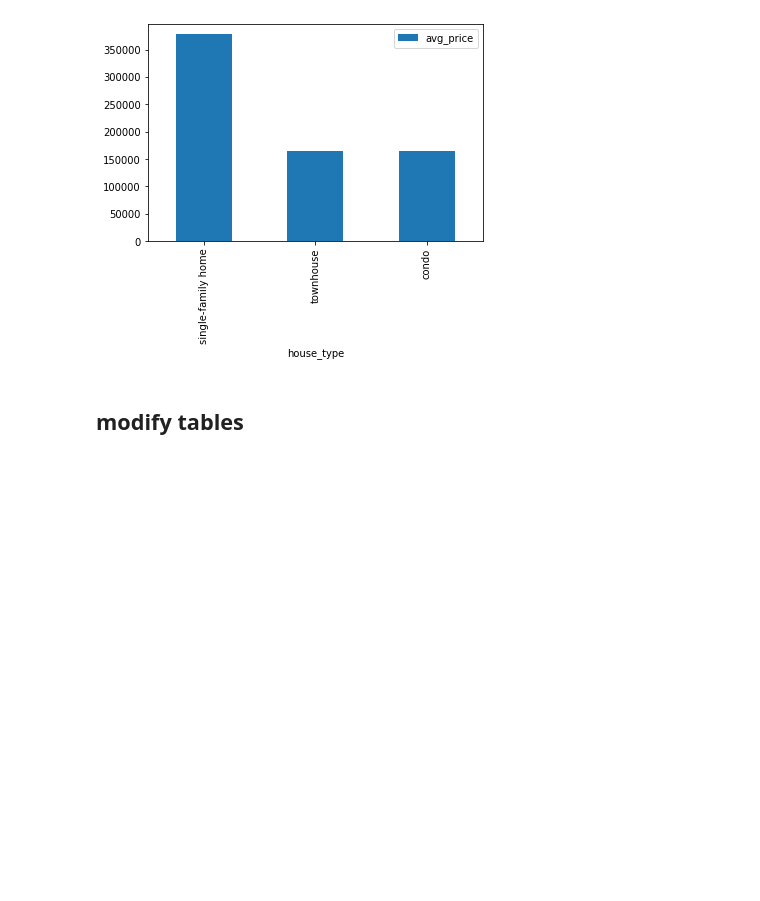
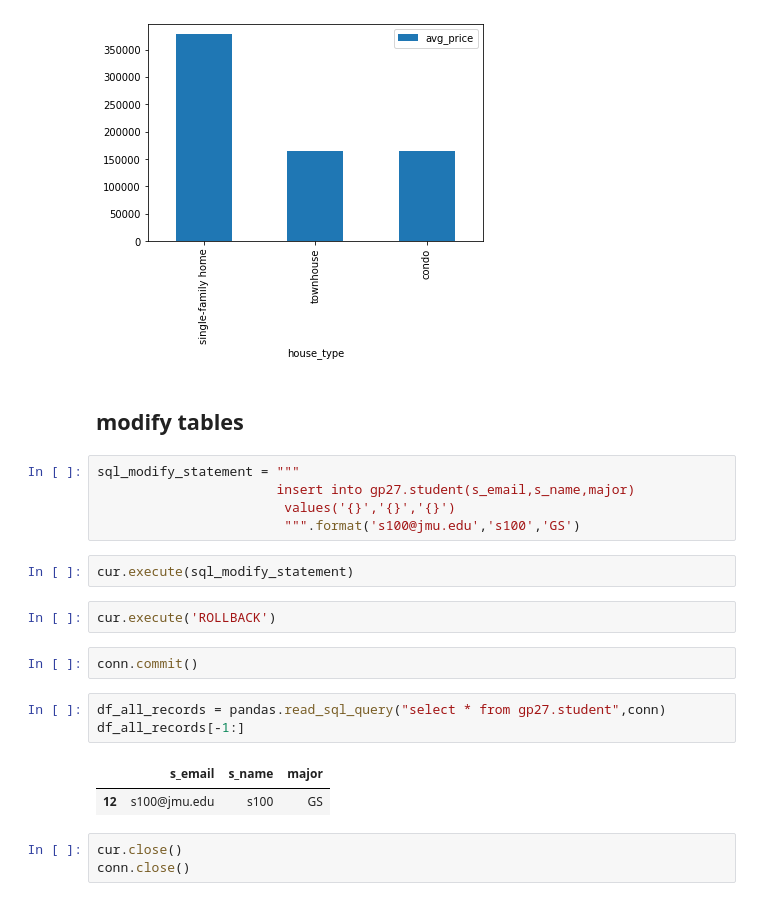
Before and after one commit to Amandabrotemarkle/IA340, a Jupyter notebook: lec4.ipynb, the cells around one changed output. Cells and saved outputs as stored; diff of their text form; blank space fills up the shorter version.

```diff
--- a/lec4.ipynb
+++ b/lec4.ipynb
@@ -166,3 +166,23 @@ df.plot.bar(y='avg_price', x='house_type')
 [figure]
 # %% [markdown]
 ## modify tables
+# %%
+sql_modify_statement = """
+                       insert into gp27.student(s_email,s_name,major)
+                        values('{}','{}','{}')
+                        """.format('s100@jmu.edu','s100','GS')
+# %%
+cur.execute(sql_modify_statement)
+# %%
+cur.execute('ROLLBACK')
+# %%
+conn.commit()
+# %%
+df_all_records = pandas.read_sql_query("select * from gp27.student",conn)
+df_all_records[-1:]
+# %% [output]
+|  | s_email | s_name | major |
+| 12 | s100@jmu.edu | s100 | GS |
+# %%
+cur.close()
+conn.close()
```
Also changed, not shown: 1 other file.
